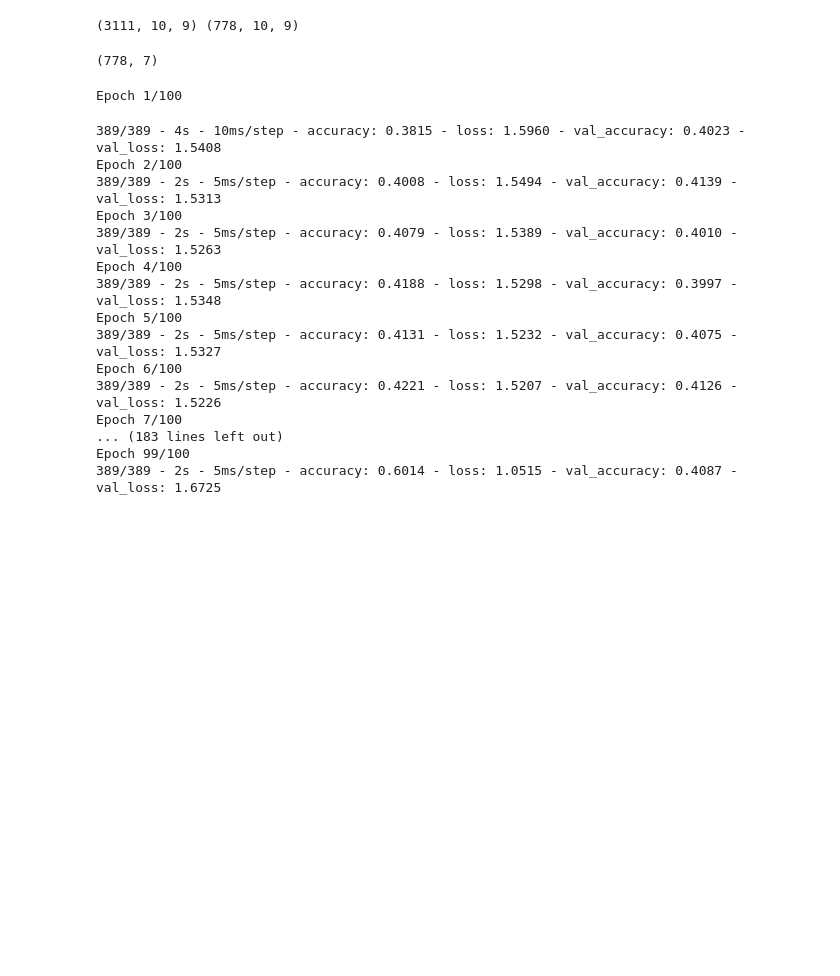
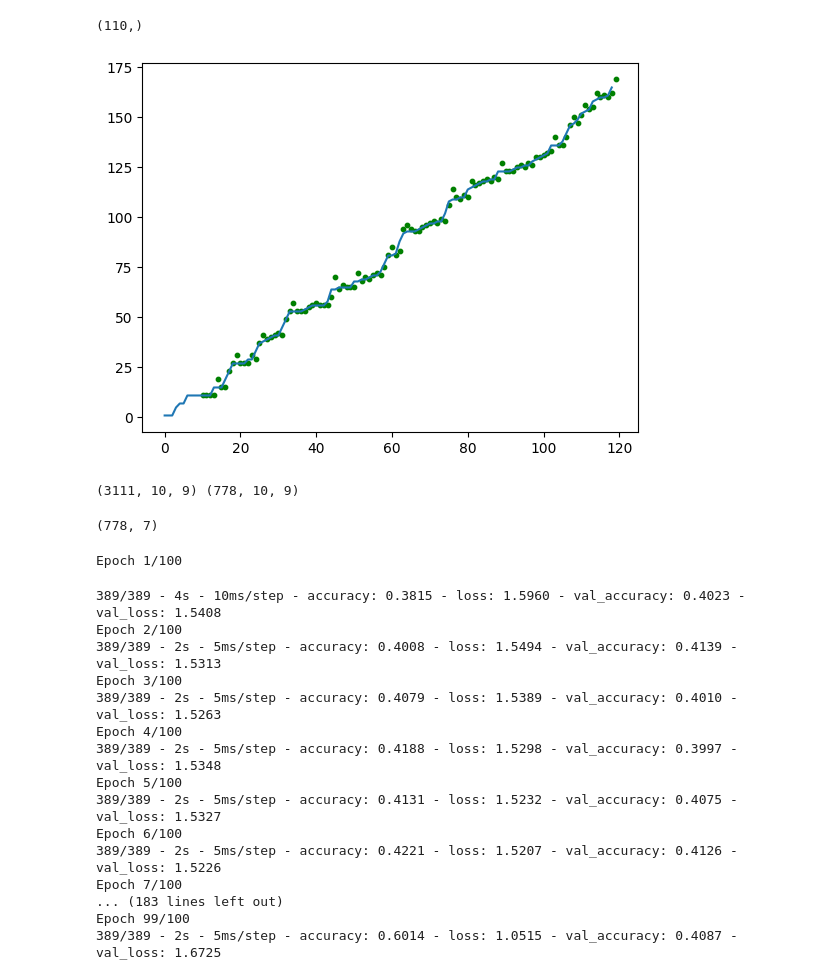
Before and after one commit to aadya-agrawal/btp, a Jupyter notebook: afterminor.ipynb, the cells around one changed output. Saved outputs shown, nothing was run; the diff lists cells and outputs as text; code cells hidden in the pictures; blank space fills up the shorter version.

```diff
--- a/afterminor.ipynb
+++ b/afterminor.ipynb
@@ -308,0 +504,2 @@ Epoch 100/100
+# %%
+max_indices = np.argmax(y_preds3, axis=1)
@@ -308,0 +514,4 @@ Epoch 100/100
+# %%
+test_runs = df3['outcome'].values
+# %%
+test_runs[test_runs ==  7] = 0
@@ -308,0 +540,4 @@ Epoch 100/100
+# %%
+predsum=np.zeros(110)
+for i in range(110):
+    predsum[i] = np.cumsum(test_runs)[i+9]+max_indices[i]
@@ -308,0 +557,13 @@ Epoch 100/100
+# %%
+predsum.shape
+# %% [output]
+(110,)
+# %%
+additional_x_values = np.arange(10, 120)
+
+plt.plot(np.cumsum(test_runs))
+plt.scatter(additional_x_values, predsum, s=10,c='g')
+
+plt.show()
+# %% [output]
+[figure, added]
```
Also changed, not shown: parts of 35 cells of this notebook.
